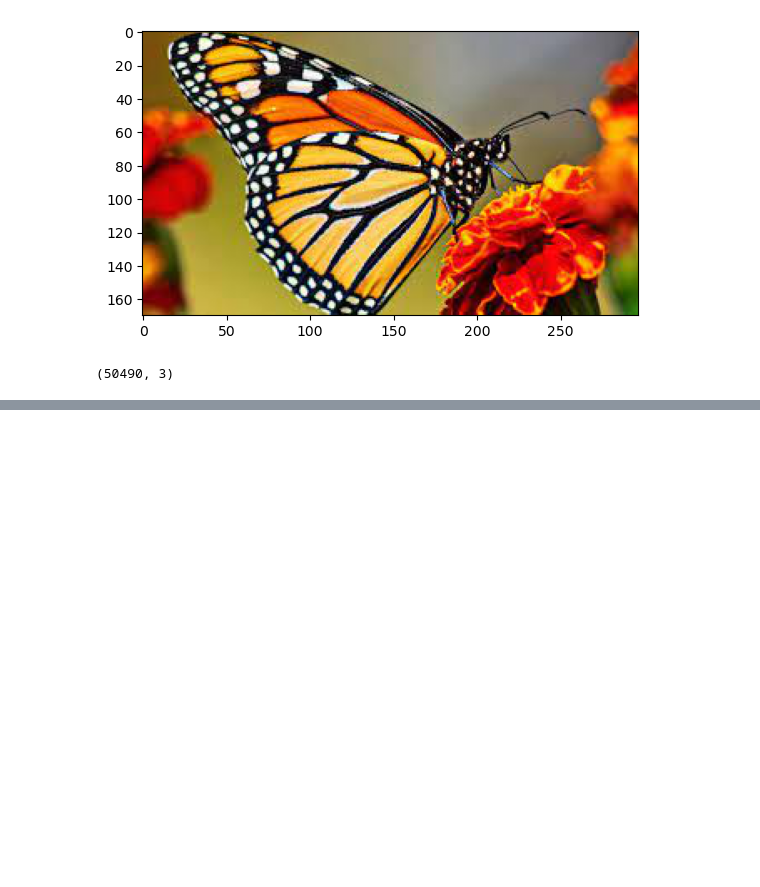
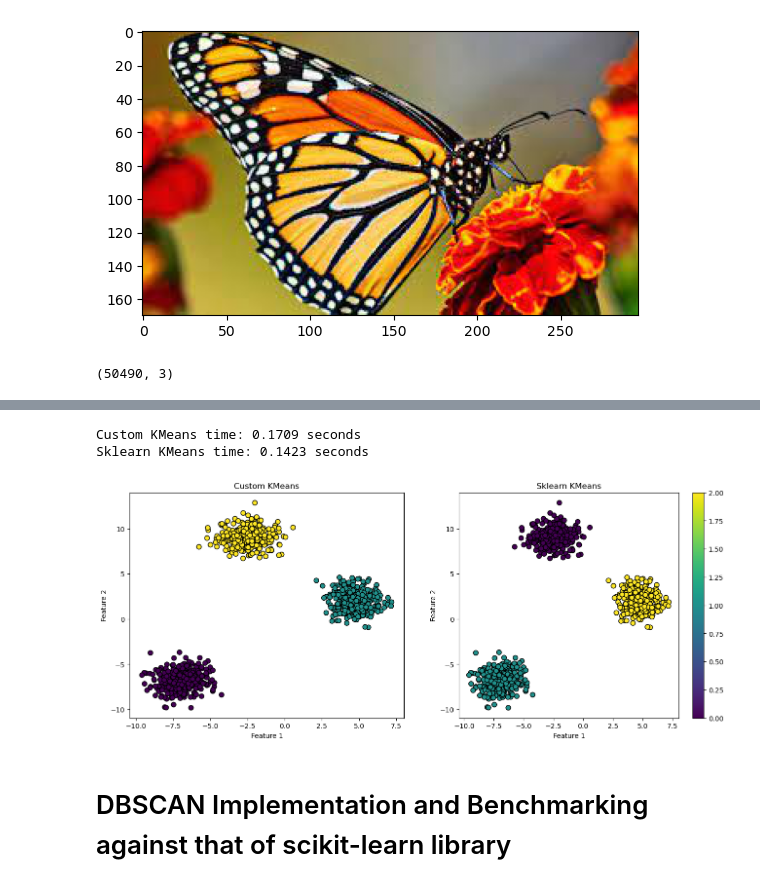
Before and after one commit to kwameayanful/Undergraduate-school-projects, a Jupyter notebook: Spatial Clustering Methods/Notebook.ipynb, the cells around one changed output, grey strips where cells are left out. Drawn from its saved outputs; the diff is of its cells as text; code cells hidden in the pictures; blank space fills up the shorter version.

```diff
--- a/Spatial Clustering Methods/Notebook.ipynb
+++ b/Spatial Clustering Methods/Notebook.ipynb
@@ -82,0 +99,41 @@ image
+# %%
+# Generate synthetic data
+X, _ = make_blobs(n_samples=1000, centers=3, n_features=2, random_state=42)
+
+# Initialize and fit custom KMeans
+custom_kmeans = KMeans(n_clusters=3, init='k-means++', max_iter=300, random_state=42)
+
+# Initialize and fit sklearn KMeans
+sklearn_kmeans = SklearnKMeans(n_clusters=3, init='k-means++', max_iter=300, random_state=42)
+
+# Timing the custom KMeans
+custom_time = timeit.timeit(lambda: custom_kmeans.fit_predict(X), number=10)
+print(f"Custom KMeans time: {custom_time:.4f} seconds")
+
+# Timing the sklearn KMeans
+sklearn_time = timeit.timeit(lambda: sklearn_kmeans.fit_predict(X), number=10)
+print(f"Sklearn KMeans time: {sklearn_time:.4f} seconds")
+
+# Plotting the results
+plt.figure(figsize=(16, 6))
+
+plt.subplot(1, 2, 1)
+plt.scatter(X[:, 0], X[:, 1], c=custom_kmeans.cluster_labels_, cmap='viridis', s=50, edgecolor='k')
+plt.title('Custom KMeans')
+plt.xlabel('Feature 1')
+plt.ylabel('Feature 2')
+
+plt.subplot(1, 2, 2)
+plt.scatter(X[:, 0], X[:, 1], c=sklearn_kmeans.labels_, cmap='viridis', s=50, edgecolor='k')
+plt.title('Sklearn KMeans')
+plt.xlabel('Feature 1')
+plt.ylabel('Feature 2')
+
+plt.colorbar()
+plt.show()
+# %% [output]
+Custom KMeans time: 0.1709 seconds
+Sklearn KMeans time: 0.1423 seconds
+[figure, added]
+# %% [markdown]
+# DBSCAN Implementation and Benchmarking against that of scikit-learn library
```
Also changed, not shown: parts of 13 cells of this notebook, 3 other files.
